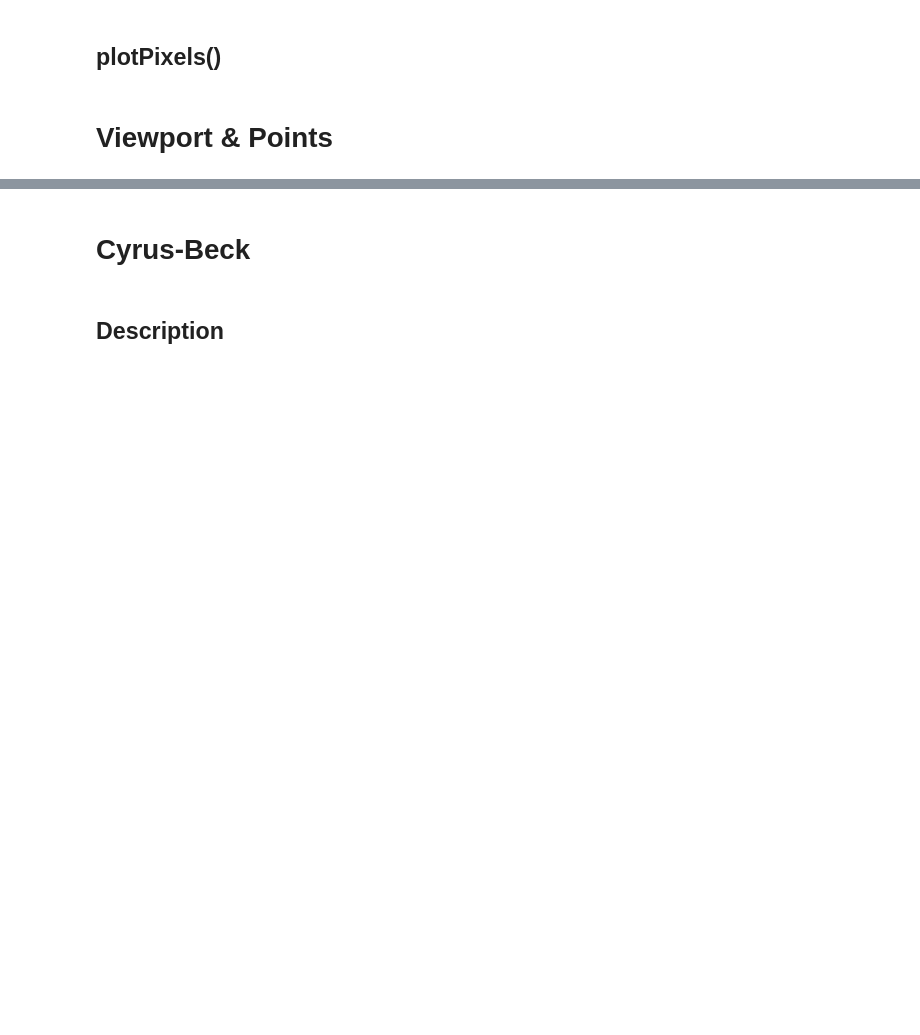
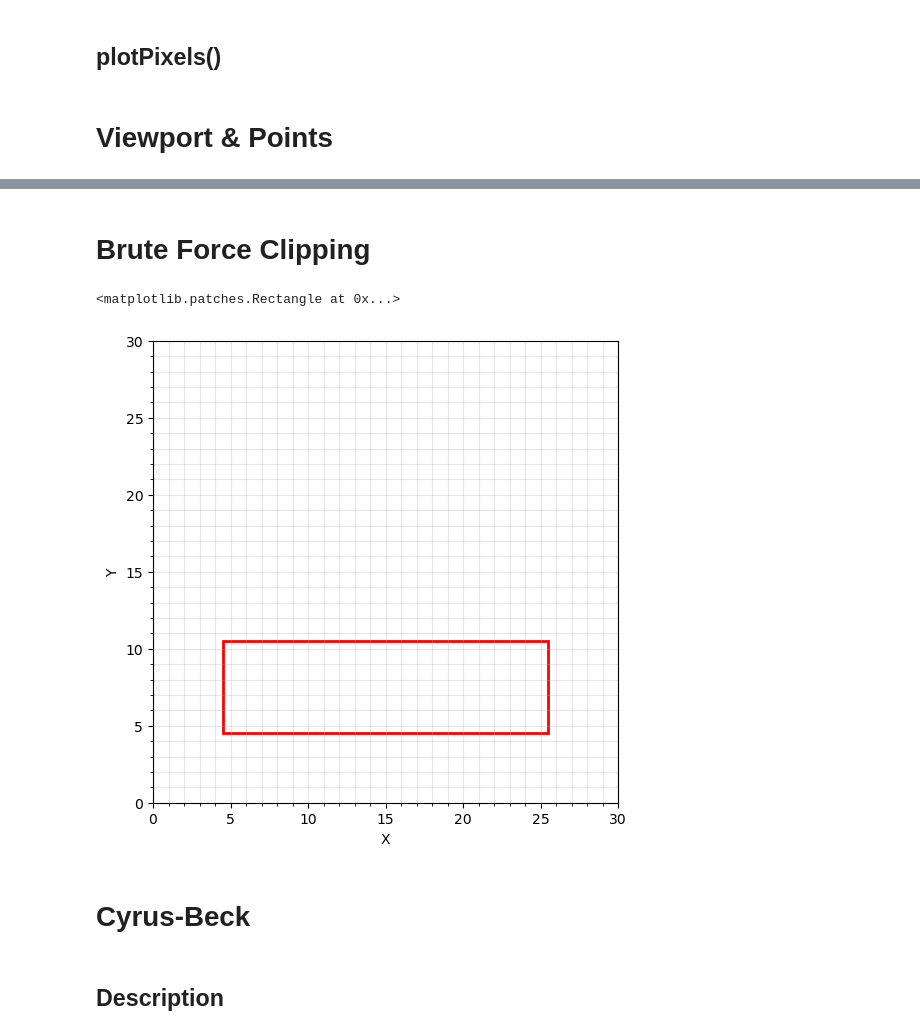
Before and after one commit to DiegoFLM/Computer-Graphics, a Jupyter notebook: clippingAlgorithms/t3.ipynb, the cells around one changed output, grey strips where cells are left out. Cells and saved outputs as stored; diff of their text form; code cells hidden in the pictures; blank space fills up the shorter version.

```diff
--- a/clippingAlgorithms/t3.ipynb
+++ b/clippingAlgorithms/t3.ipynb
@@ -123,3 +121,27 @@ plt.show()
+# %% [markdown]
+# Brute Force Clipping
+# %%
+lrbt = [5, 25, 5, 10]
+lineSegment1 = np.array([[6,6], [28,9]])
+lineSegment2 = np.array([[7,12], [22,3]])
+
+fig, ax = plotPixels([], [], xRange = (0,30), yRange = (0,30), _color = 'blue', figureSize=(6,6))
+ax.add_patch(Rectangle((lrbt[0]-0.5,lrbt[2]-0.5), esd[0]-eii[0] + 1, esd[1]-eii[1] + 1, facecolor='none', edgecolor='red', linewidth=2))
+
+
+# x = points[:,0]
+# y = points[:,1]
+
+# fig, ax = plotPixels(x, y, xRange = (0,30), yRange = (0,30), _color = 'blue', figureSize=(6,6))
+
+# ax.add_patch(Rectangle((eii[0]-0.5,eii[1]+0.5), esd[0]-eii[0], esd[1]-eii[1], facecolor='none', edgecolor='red', linewidth=2))
+
+# for point in points:
+#     ax.text(point[0]+0.5, point[1]+0.5, f'({point[0]},{point[1]})', fontsize=12)
+# ax.text(10, 11, 'Viewport', fontsize=12)
+# %% [output]
+<matplotlib.patches.Rectangle at 0x...>
+[figure, added]
 # %% [markdown]
 # Cyrus-Beck
 # %% [markdown]
```
Also changed, not shown: parts of 1 cell of this notebook.
